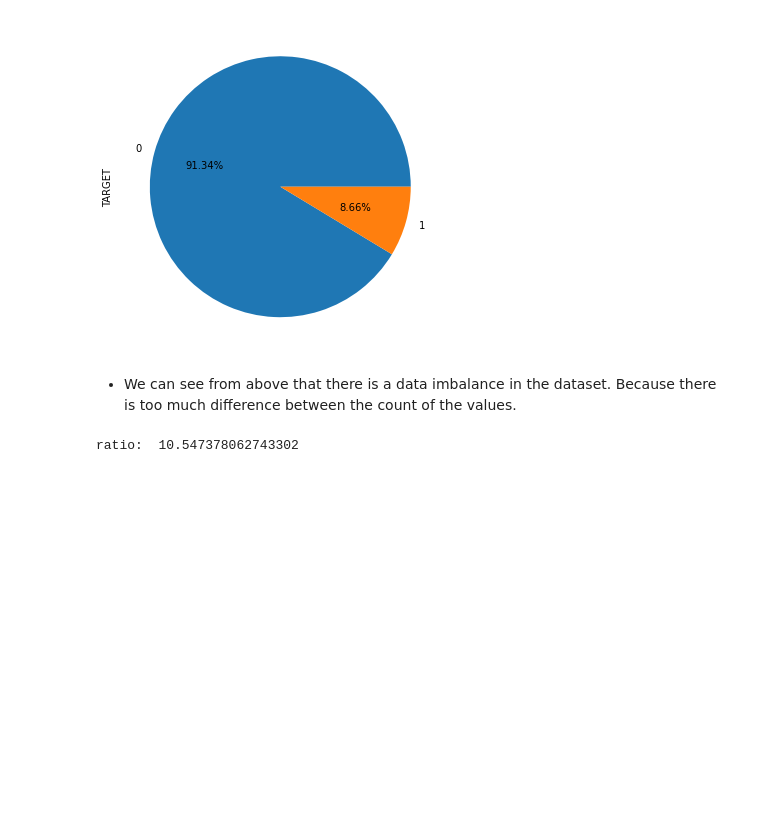
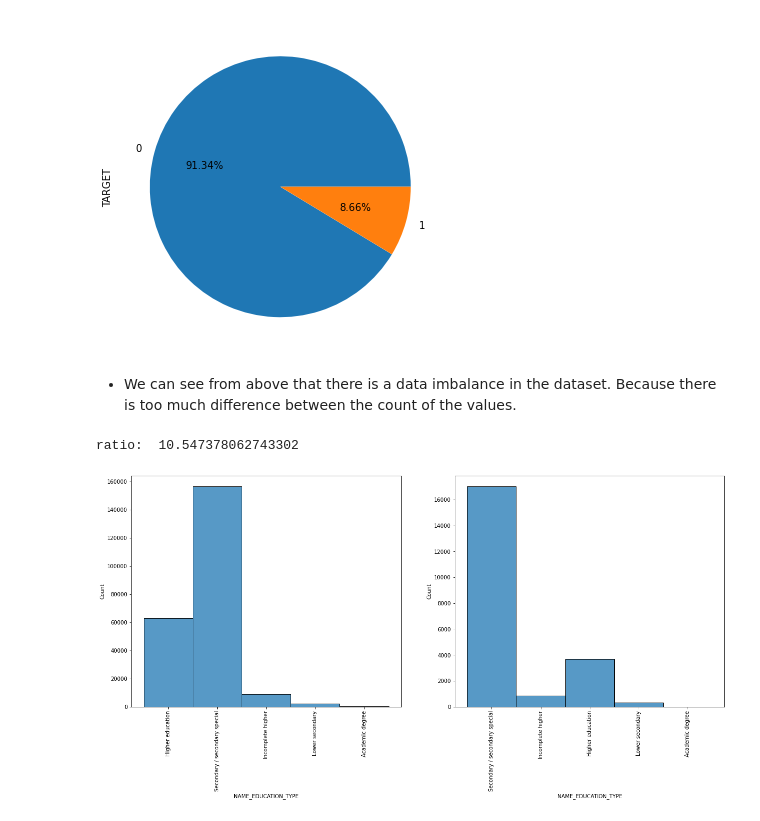
Before and after one commit to Boken19/Case_Studies, a Jupyter notebook: Credit EDA case study/Credit_EDA_case_study.ipynb, the cells around one changed output. Drawn from its saved outputs; the diff is of its cells as text; code cells hidden in the pictures; blank space fills up the shorter version.

```diff
--- a/Credit EDA case study/Credit_EDA_case_study.ipynb
+++ b/Credit EDA case study/Credit_EDA_case_study.ipynb
@@ -422,6 +422,9 @@ data[['DAYS_BIRTH', 'DAYS_EMPLOYED', 'DAYS_REGISTRATION', 'DAYS_ID_PUBLISH']].de
 | 50% | 14573.000000 | 1648.000000 | 4265.000000 | 2886.000000 |
 | 75% | 17563.000000 | 3175.000000 | 6952.000000 | 4177.000000 |
 | max | 25200.000000 | 17912.000000 | 22928.000000 | 7197.000000 |
+# %%
+# Creating a new column with client age in year and then changing them into range so that we can get insights from it.
+data['CLIENT_AGE'] = data['DAYS_BIRTH']/365
 # %% [markdown]
 ## Application Data Analysis
 # %% [markdown]
@@ -452,3 +455,14 @@ data_1 = data[data['TARGET'] == 1]
 print('ratio: ',len(data_0)/len(data_1))
 # %% [output]
 ratio:  10.547378062743302
+# %%
+plt.figure(figsize = (20,8))
+plt.subplot(1,2,1)
+sns.histplot(data_0['NAME_EDUCATION_TYPE'])
+plt.xticks(rotation = 90)
+plt.subplot(1,2,2)
+sns.histplot(data_1['NAME_EDUCATION_TYPE'])
+plt.xticks(rotation = 90)
+plt.show()
+# %% [output]
+[figure, added]
```
Also changed, not shown: parts of 11 cells of this notebook.
